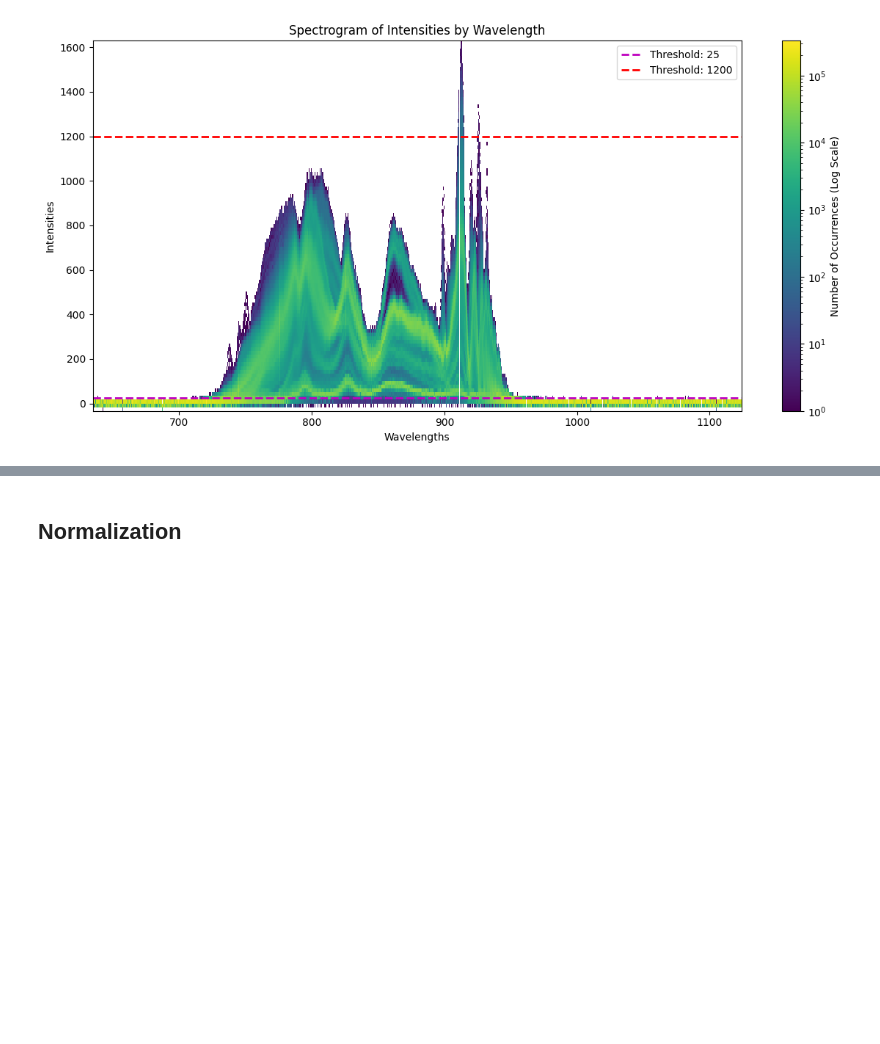
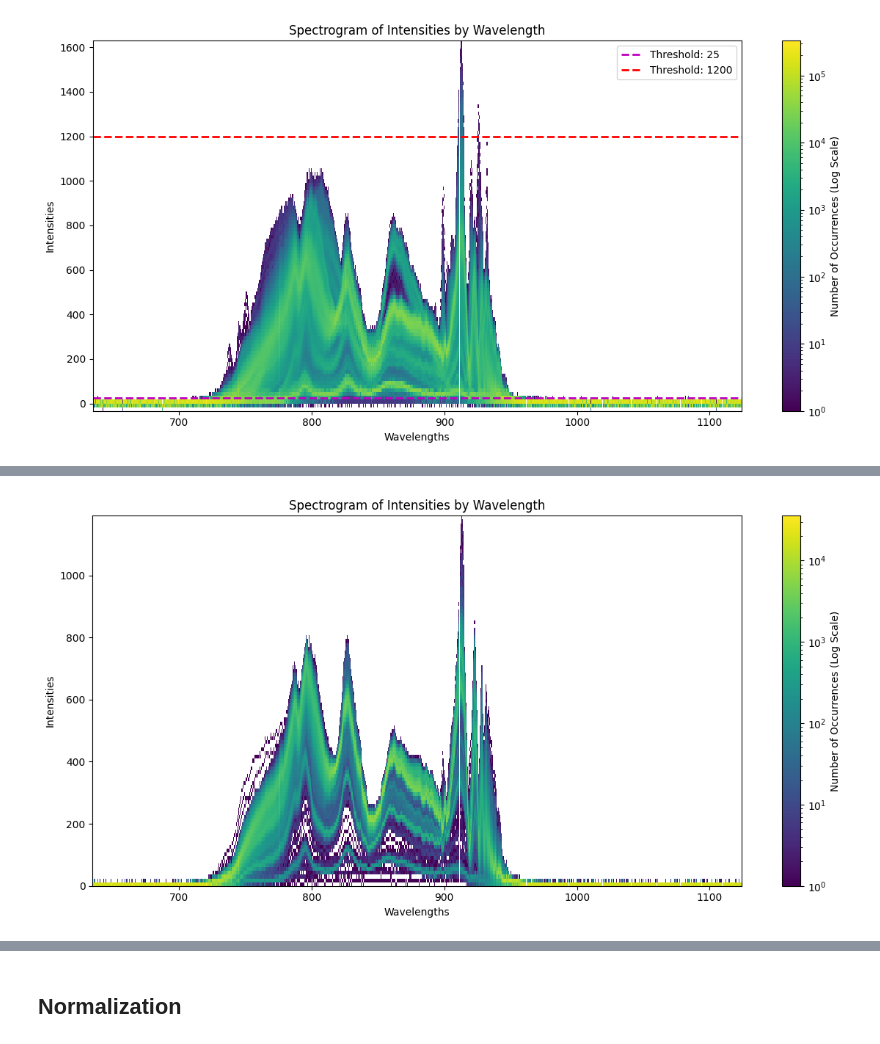
Before and after one commit to akapitanova/master_thesis, a Jupyter notebook: preprocessing/Normalization.ipynb, the cells around one changed output, grey strips where cells are left out. Drawn from its saved outputs; the diff is of its cells as text; code cells hidden in the pictures; blank space fills up the shorter version.

```diff
--- a/preprocessing/Normalization.ipynb
+++ b/preprocessing/Normalization.ipynb
@@ -247,3 +248,6 @@ plot_spectrogram_with_threshold(wavelengths,
 # %%
 lower_bound_int = 30
 upper_bound_int = 1200
+# %%
+data_test_clipped = data_test.copy(deep=True)
+data_val_clipped = data_val.copy(deep=True)
@@ -249,0 +272,3 @@ upper_bound_int = 1200
+# %%
+data_test_clipped['Intensities'] = data_test_clipped['Intensities'].apply(lambda x: clip_lower_to_zero(x, 0))
+data_test_clipped.head()
@@ -249,0 +282,6 @@ upper_bound_int = 1200
+# %%
+intensities_test_clipped = data_test_clipped['Intensities']
+
+create_spectrogram(wavelengths, intensities_test_clipped, label="Spectrogram of Intensities by Wavelength")
+# %% [output]
+[figure, added]
```
Also changed, not shown: parts of 16 cells of this notebook, 15 other files.
